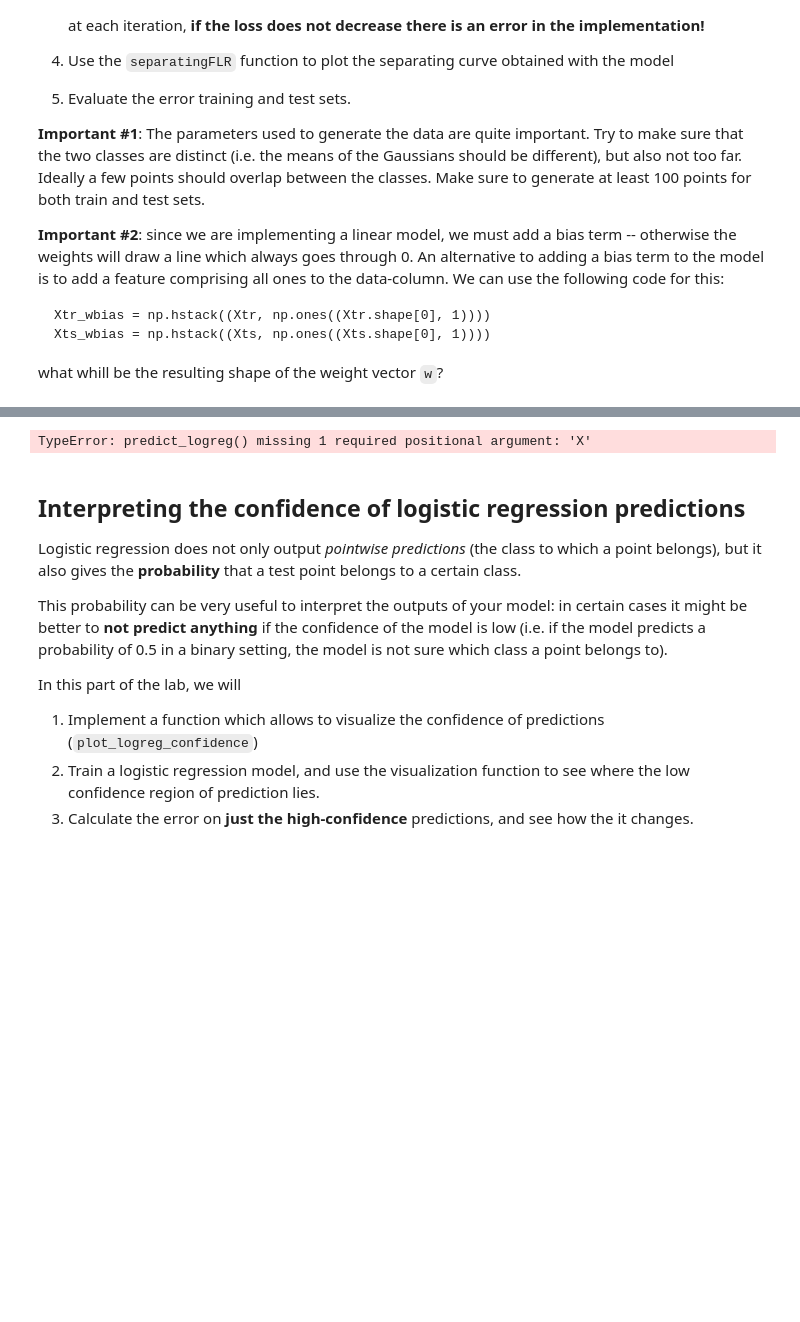
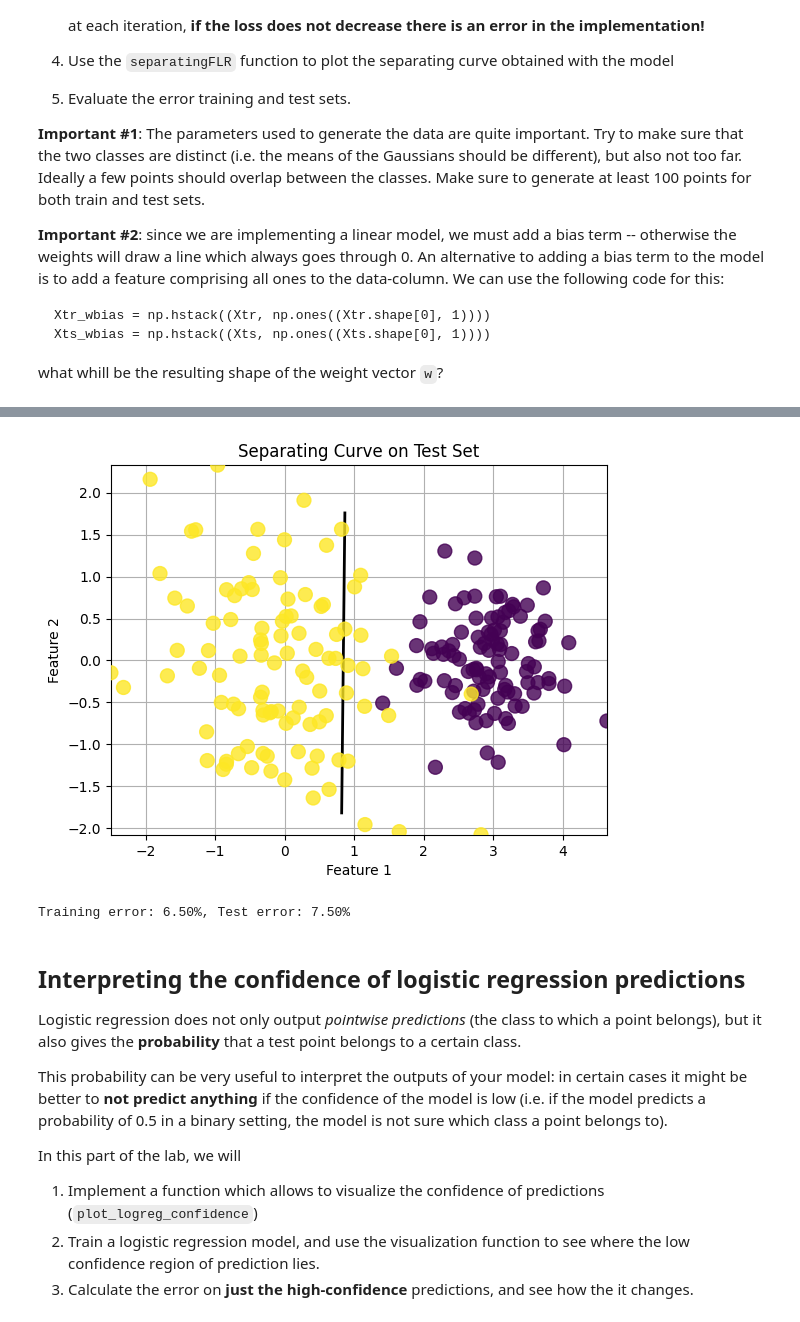
Before and after one commit to Clonecodesash/MachineLearning, a Jupyter notebook: Lab4_LogisticRegression.ipynb, the cells around one changed output, grey strips where cells are left out. Drawn from its saved outputs; the diff is of its cells as text; code cells hidden in the pictures; blank space fills up the shorter version.

```diff
--- a/Lab4_LogisticRegression.ipynb
+++ b/Lab4_LogisticRegression.ipynb
@@ -234,13 +279,25 @@ ax1.scatter(Xts[:,0], Xts[:,1], s=70, c=Yts, alpha=0.8)
+# %%
+# TODO: Plot the separating curve (on the test set)
+Ypred, ppred = predict_logreg(weights, Xts_wbias)
+# Plot the separating curve
+separatingFLR(Xts, Yts, Ypred, weights)
+plt.title("Separating Curve on Test Set")
+plt.xlabel("Feature 1")
+plt.ylabel("Feature 2")
+plt.grid(True)
+plt.show()
+# %% [output]
+[figure, added]
 # %%
 # TODO: Evaluate the errors
 #separatingFLR(Xtr, Ytr, Ypred, w)
-tr_pred, _ = predict_logreg(...)
-tr_err = calcError(...)
-ts_pred, _ = predict_logreg(...)
-ts_err = calcError(...)
+tr_pred, _ = predict_logreg(weights, Xtr_wbias)
+tr_err = calcError(tr_pred, Ytr)
+ts_pred, _ = predict_logreg(weights, Xts_wbias)
+ts_err = calcError(ts_pred, Yts)
 print("Training error: %.2f%%, Test error: %.2f%%" % (tr_err * 100, ts_err * 100))
 # %% [output]
-TypeError: predict_logreg() missing 1 required positional argument: 'X'
+Training error: 6.50%, Test error: 7.50%
 # %% [markdown]
 ## Interpreting the confidence of logistic regression predictions
 
```
Also changed, not shown: parts of 16 cells of this notebook, 1 other file.
